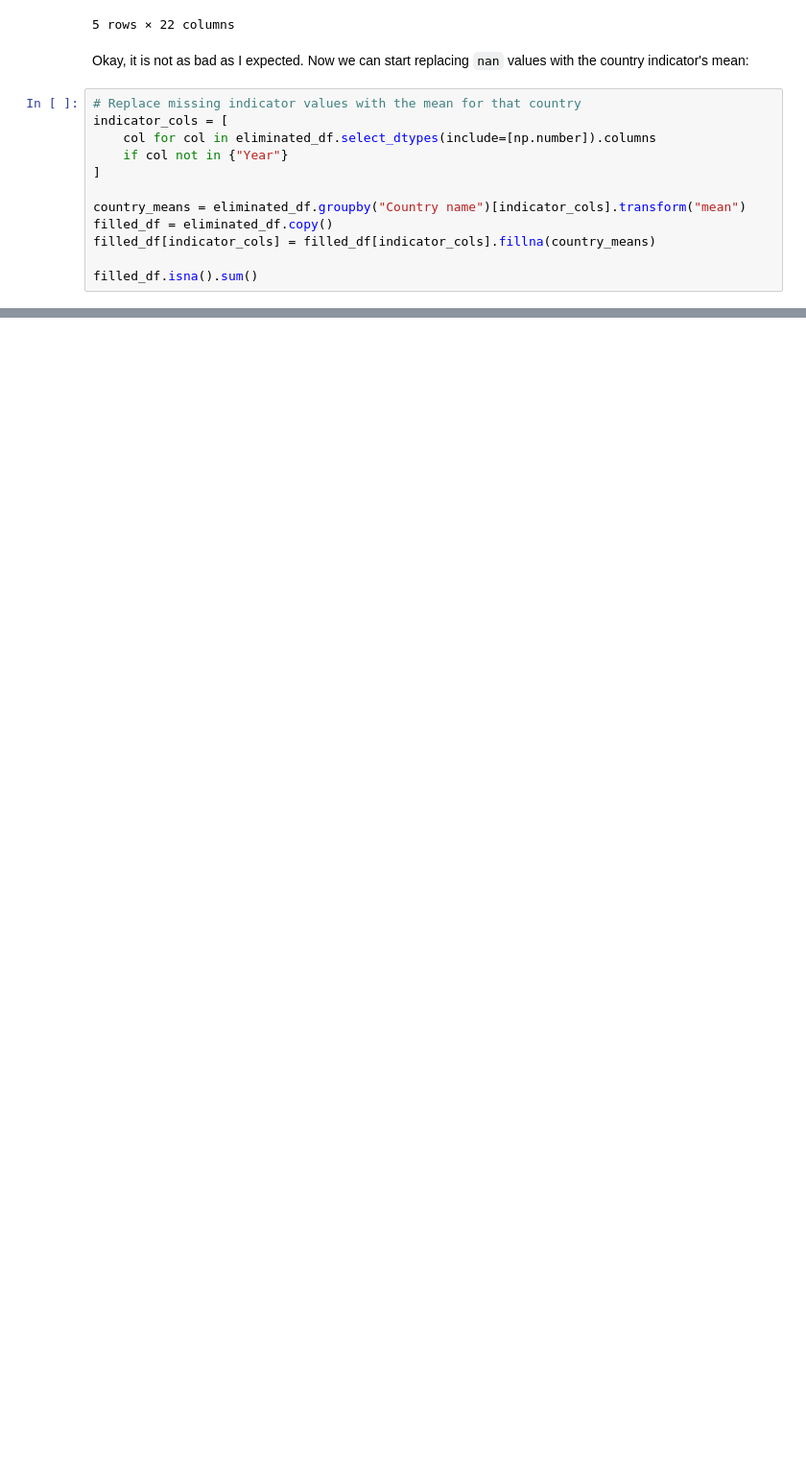
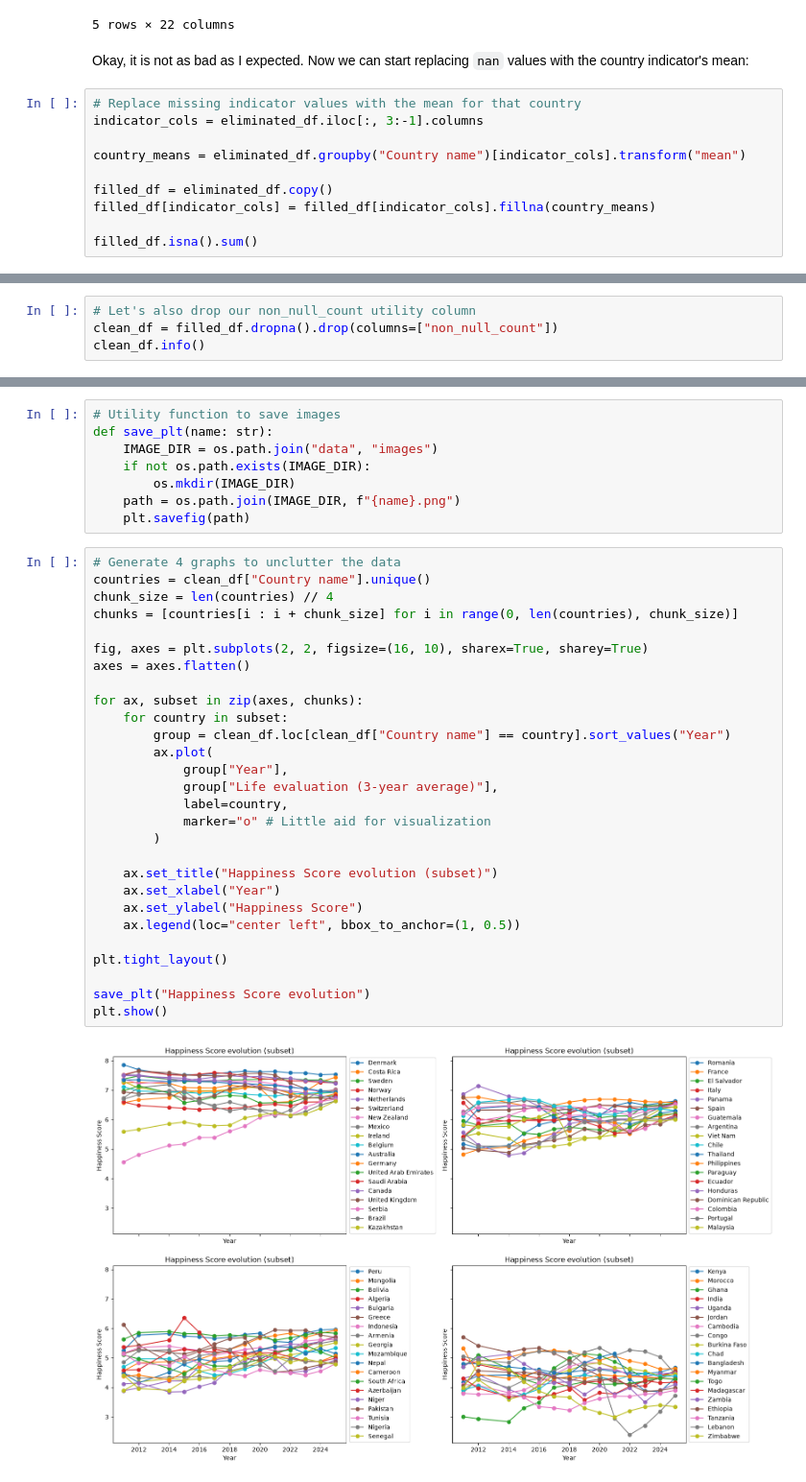
Before and after one commit to flawedvice/happiness-prediction, a Jupyter notebook: exploration.ipynb, the cells around one changed output, grey strips where cells are left out. Shown at 96% size. Cells and saved outputs as stored; diff of their text form; blank space fills up the shorter version.

Commit message:
📦 feat: Data visualization.

```diff
--- a/exploration.ipynb
+++ b/exploration.ipynb
@@ -797,12 +801,10 @@ eliminated_df.loc[eliminated_df["Country name"] == "India", :].head()
 Okay, it is not as bad as I expected. Now we can start replacing `nan` values with the country indicator's mean:
 # %%
 # Replace missing indicator values with the mean for that country
-indicator_cols = [
-    col for col in eliminated_df.select_dtypes(include=[np.number]).columns
-    if col not in {"Year"}
-]
+indicator_cols = eliminated_df.iloc[:, 3:-1].columns
 
 country_means = eliminated_df.groupby("Country name")[indicator_cols].transform("mean")
+
 filled_df = eliminated_df.copy()
 filled_df[indicator_cols] = filled_df[indicator_cols].fillna(country_means)
 
@@ -811,0 +842,4 @@ KeyError: "Columns not found: 'India'"
+# %%
+# Let's also drop our non_null_count utility column
+clean_df = filled_df.dropna().drop(columns=["non_null_count"])
+clean_df.info()
@@ -813,0 +875,38 @@ KeyError: "Columns not found: 'India'"
+# %%
+# Utility function to save images
+def save_plt(name: str):
+    IMAGE_DIR = os.path.join("data", "images")
+    if not os.path.exists(IMAGE_DIR):
+        os.mkdir(IMAGE_DIR)
+    path = os.path.join(IMAGE_DIR, f"{name}.png")
+    plt.savefig(path)
+# %%
+# Generate 4 graphs to unclutter the data
+countries = clean_df["Country name"].unique()
+chunk_size = len(countries) // 4
+chunks = [countries[i : i + chunk_size] for i in range(0, len(countries), chunk_size)]
+
+fig, axes = plt.subplots(2, 2, figsize=(16, 10), sharex=True, sharey=True)
+axes = axes.flatten()
+
+for ax, subset in zip(axes, chunks):
+    for country in subset:
+        group = clean_df.loc[clean_df["Country name"] == country].sort_values("Year")
+        ax.plot(
+            group["Year"],
+            group["Life evaluation (3-year average)"],
+            label=country,
+            marker="o" # Little aid for visualization
+        )
+
+    ax.set_title("Happiness Score evolution (subset)")
+    ax.set_xlabel("Year")
+    ax.set_ylabel("Happiness Score")
+    ax.legend(loc="center left", bbox_to_anchor=(1, 0.5))
+
+plt.tight_layout()
+
+save_plt("Happiness Score evolution")
+plt.show()
+# %% [output]
+[figure, added]
```
Also changed, not shown: parts of 34 cells of this notebook, 1 other file.
